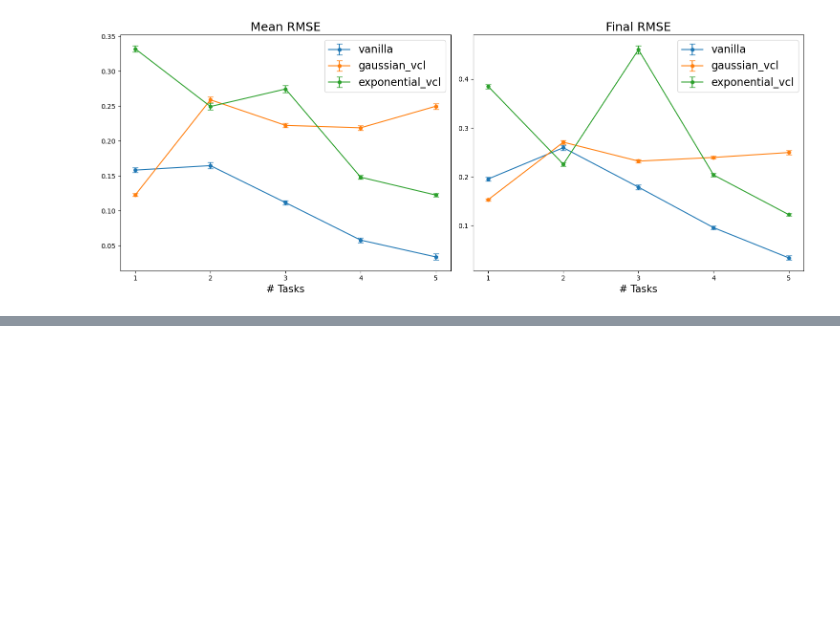
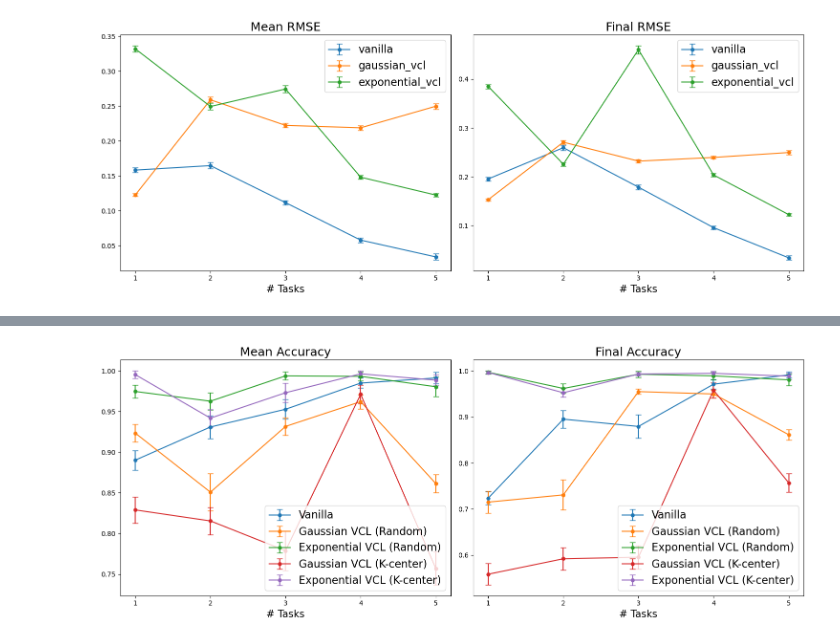
Before and after one commit to 7angel4/VCL-extensions, a Jupyter notebook: experiments.ipynb, the cells around one changed output, grey strips where cells are left out. Cells and saved outputs as stored; diff of their text form; code cells hidden in the pictures; blank space fills up the shorter version.

```diff
--- a/experiments.ipynb
+++ b/experiments.ipynb
@@ -536,0 +641,3 @@ plot_results(config, split_reg_results_kcenter, results_std=split_reg_results_kc
+# %%
+small_scale_cla_results, small_scale_cla_std = run_experiment(task_type='classification',
+                                                             init_prior_scale=0.01)
@@ -536,0 +662,5 @@ plot_results(config, split_reg_results_kcenter, results_std=split_reg_results_kc
+# %%
+plot_results(ExperimentConfig(task_type='classification', init_prior_scale=0.01),
+             small_scale_cla_results, results_std=small_scale_cla_std)
+# %% [output]
+[figure, added]
```
Also changed, not shown: parts of 19 cells of this notebook, 3 other files.
